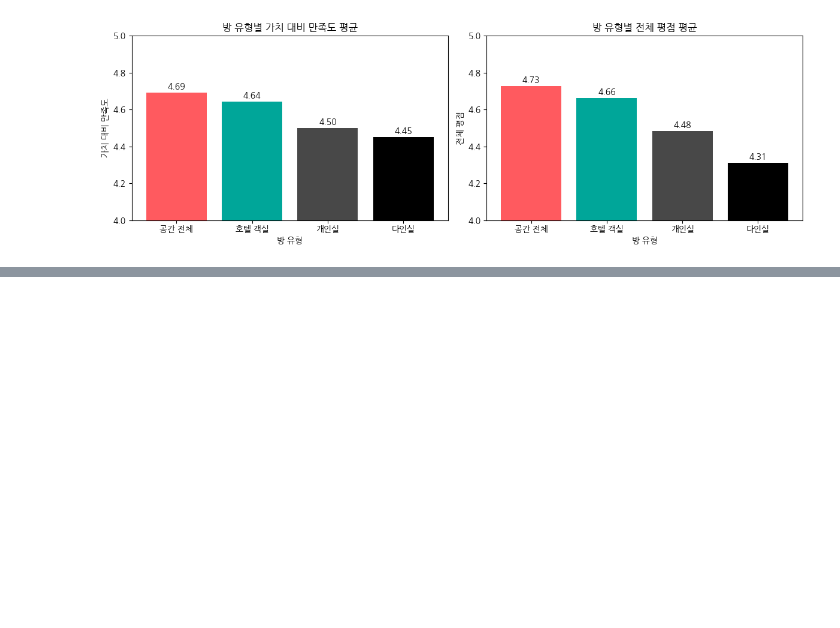
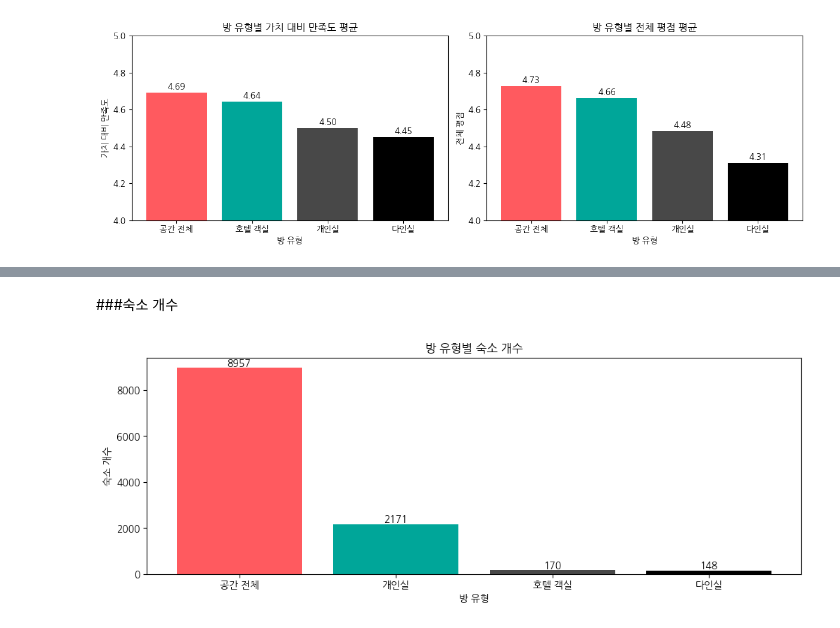
Before and after one commit to DogwonLee/Final-Team2, a Jupyter notebook: 파이널프로젝트_이도권.ipynb, the cells around one changed output, grey strips where cells are left out. Cells and saved outputs as stored; diff of their text form; code cells hidden in the pictures; blank space fills up the shorter version.

```diff
--- a/파이널프로젝트_이도권.ipynb
+++ b/파이널프로젝트_이도권.ipynb
@@ -889,4 +890,0 @@ data[[c + '_imputed' for c in cols]] = imputed_df
-# %%
-# 로그 변환 컬럼 만들기
-data['review_scores_value_log'] = np.log(data['review_scores_value_imputed'])
-data['review_scores_rating_log'] = np.log1p(data['review_scores_rating_imputed'])
@@ -895,11 +890,0 @@ data['review_scores_rating_log'] = np.log1p(data['review_scores_rating_imputed']
-# %%
-#한글 글씨 폰트 설치
-%%capture
-!sudo apt-get install -y fonts-nanum
-!sudo fc-cache -fv
-!rm ~/.cache/matplotlib -rf
-
-import matplotlib.pyplot as plt
-import matplotlib.font_manager as fm
-fm.fontManager.addfont('/usr/share/fonts/truetype/nanum/NanumGothic.ttf')
-plt.rcParams['font.family'] = 'NanumGothic'
@@ -1127,0 +891,19 @@ plt.show()
+# %% [markdown]
+###숙소 개수
+# %%
+# 그래프 그리기
+plt.figure(figsize=(12, 4))
+colors = ['#ff5a5f', '#00a699', '#484848','#000000']
+
+room_type_counts = data['room_type'].value_counts()
+
+bars = plt.bar(room_type_counts.index, room_type_counts.values, color = colors)
+plt.title("방 유형별 숙소 개수")
+plt.ylabel('숙소 개수')
+plt.xlabel('방 유형')
+for bar in bars:
+    yval = bar.get_height()
+    plt.text(bar.get_x() + bar.get_width()/2, yval + 0.01, f'{yval:.0f}', ha='center', va='bottom') # Changed to .0f for counts
+plt.show()
+# %% [output]
+[figure, added]
```
Also changed, not shown: parts of 23 cells of this notebook.
